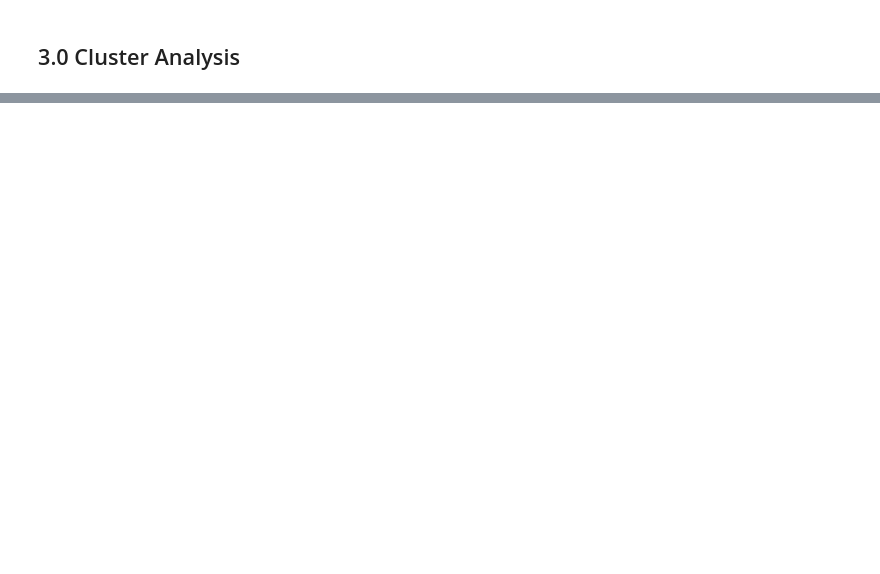
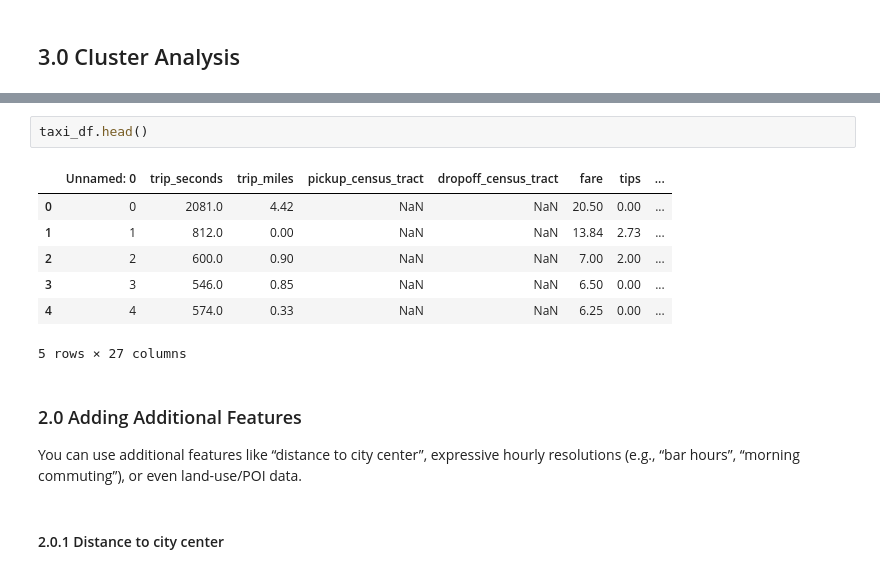
Before and after one commit to madxox/AAA_Teamassignment, a Jupyter notebook: 03_cluster_analysis.ipynb, the cells around one changed output, grey strips where cells are left out. Cells and saved outputs as stored; diff of their text form; blank space fills up the shorter version.

```diff
--- a/03_cluster_analysis.ipynb
+++ b/03_cluster_analysis.ipynb
@@ -194,0 +156,15 @@ ValueError: could not convert string to float: '2022-12-31 23:45:00'
+# %%
+taxi_df.head()
+# %% [output]
+|  | Unnamed: 0 | trip_seconds | trip_miles | pickup_census_tract | dropoff_census_tract | fare | tips | ... |
+| 0 | 0 | 2081.0 | 4.42 | NaN | NaN | 20.50 | 0.00 | ... |
+| 1 | 1 | 812.0 | 0.00 | NaN | NaN | 13.84 | 2.73 | ... |
+| 2 | 2 | 600.0 | 0.90 | NaN | NaN | 7.00 | 2.00 | ... |
+| 3 | 3 | 546.0 | 0.85 | NaN | NaN | 6.50 | 0.00 | ... |
+| 4 | 4 | 574.0 | 0.33 | NaN | NaN | 6.25 | 0.00 | ... |
+5 rows × 27 columns
+# %% [markdown]
+### 2.0 Adding Additional Features
+You can use additional features like “distance to city center”, expressive hourly resolutions (e.g., “bar hours”, “morning commuting”), or even land-use/POI data.
+# %% [markdown]
+#### 2.0.1 Distance to city center
```
Also changed, not shown: parts of 37 cells of this notebook, 1 other file.
